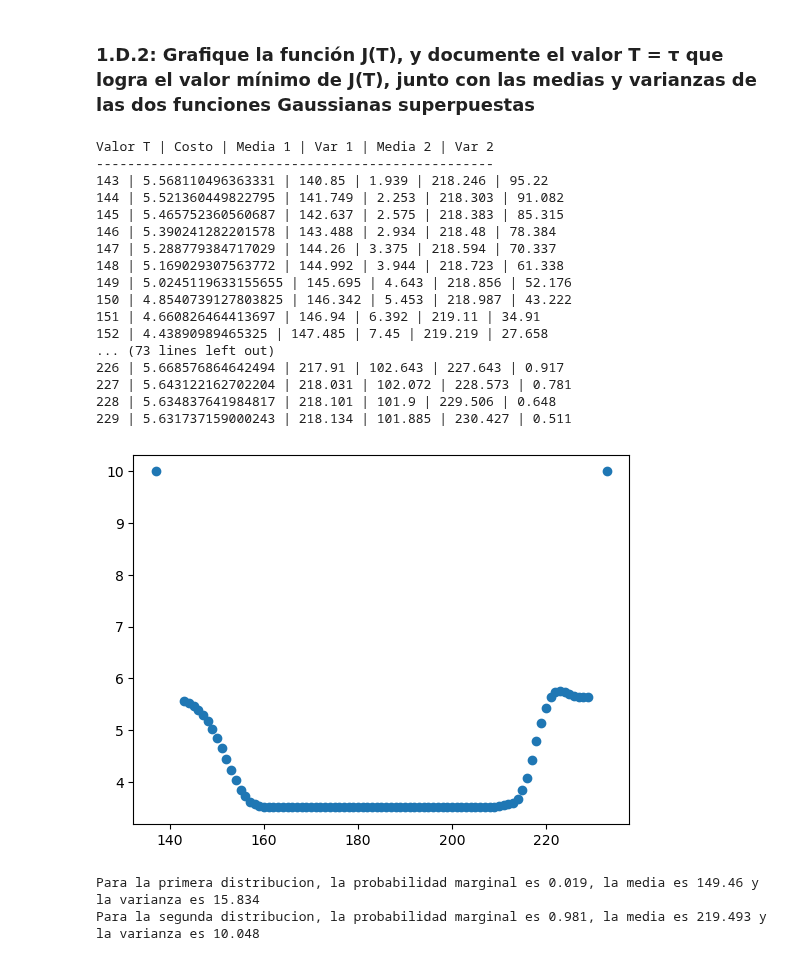
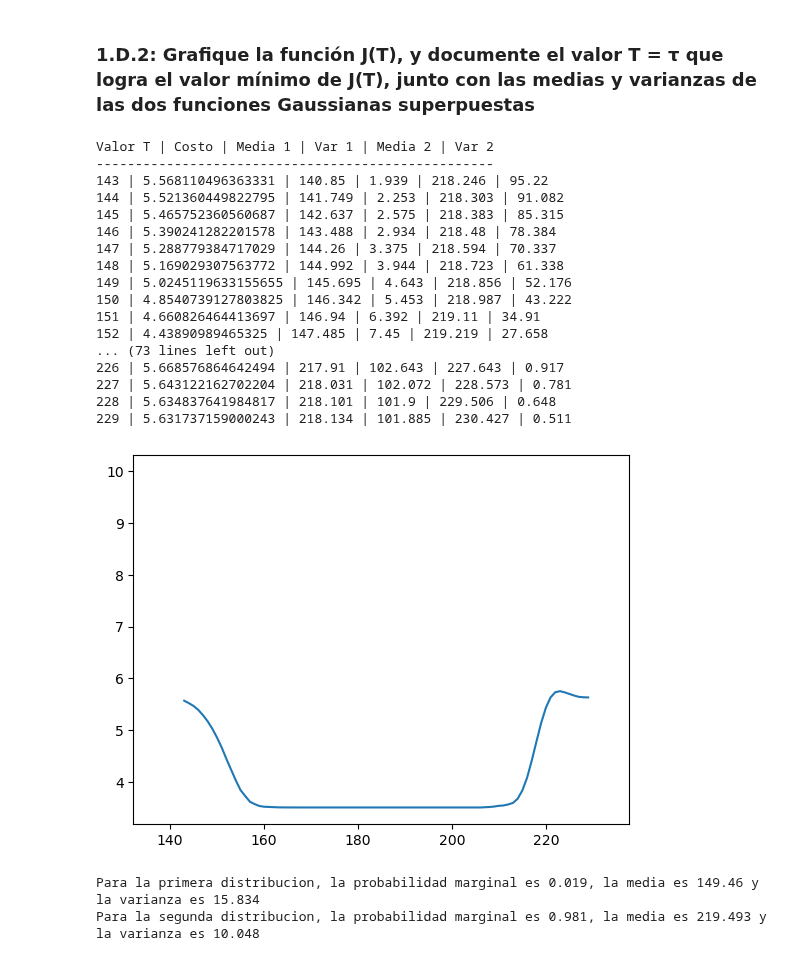
Before and after one commit to YoksanVC/TEC_DataScienceCert, a Jupyter notebook: Module_3_Estadistica_CienciaDatos/Trabajo_Practico_0_Kittler/Trabajo_Practico_0_Kittler.ipynb, the cells around one changed output. Cells and saved outputs as stored; diff of their text form; code cells hidden in the pictures.

```diff
--- a/Module_3_Estadistica_CienciaDatos/Trabajo_Practico_0_Kittler/Trabajo_Practico_0_Kittler.ipynb
+++ b/Module_3_Estadistica_CienciaDatos/Trabajo_Practico_0_Kittler/Trabajo_Practico_0_Kittler.ipynb
@@ -283,35 +267,35 @@ print("Valor T | Costo | Media 1 | Var 1 | Media 2 | Var 2")
 print("---------------------------------------------------")
 for T in range(len(eje_x)):
     # Creando los momentos estadisticos
     P_1,P_2,m_1,m_2,var_1,var_2 = calcular_momentos_estadisticos(T,hist_norm_imagen)
 
     # Obteniendo los valores de J(T) para cada valor de T
     costo = calcular_costo_J_T(P_1,var_1,P_2,var_2)
     if(0 < costo < 10):
         print(f"{T} | {costo} | {m_1} | {var_1} | {m_2} | {var_2}")
     valores_J_T.append(costo)
 
-plt.scatter(eje_x,valores_J_T)
+plt.plot(eje_x,valores_J_T)
 plt.show()
 # %% [output]
 Valor T | Costo | Media 1 | Var 1 | Media 2 | Var 2
 ---------------------------------------------------
 143 | 5.568110496363331 | 140.85 | 1.939 | 218.246 | 95.22
 144 | 5.521360449822795 | 141.749 | 2.253 | 218.303 | 91.082
 145 | 5.465752360560687 | 142.637 | 2.575 | 218.383 | 85.315
 146 | 5.390241282201578 | 143.488 | 2.934 | 218.48 | 78.384
 147 | 5.288779384717029 | 144.26 | 3.375 | 218.594 | 70.337
 148 | 5.169029307563772 | 144.992 | 3.944 | 218.723 | 61.338
 149 | 5.0245119633155655 | 145.695 | 4.643 | 218.856 | 52.176
 150 | 4.8540739127803825 | 146.342 | 5.453 | 218.987 | 43.222
 151 | 4.660826464413697 | 146.94 | 6.392 | 219.11 | 34.91
 152 | 4.43890989465325 | 147.485 | 7.45 | 219.219 | 27.658
 ... (73 lines left out)
 226 | 5.668576864642494 | 217.91 | 102.643 | 227.643 | 0.917
 227 | 5.643122162702204 | 218.031 | 102.072 | 228.573 | 0.781
 228 | 5.634837641984817 | 218.101 | 101.9 | 229.506 | 0.648
 229 | 5.631737159000243 | 218.134 | 101.885 | 230.427 | 0.511
-[figure, old version]
+[figure, new version]
 # %%
 # Llamando a la funcion calcular_momentos_estadisticos
 T=206
```
Also changed, not shown: parts of 11 cells of this notebook.
